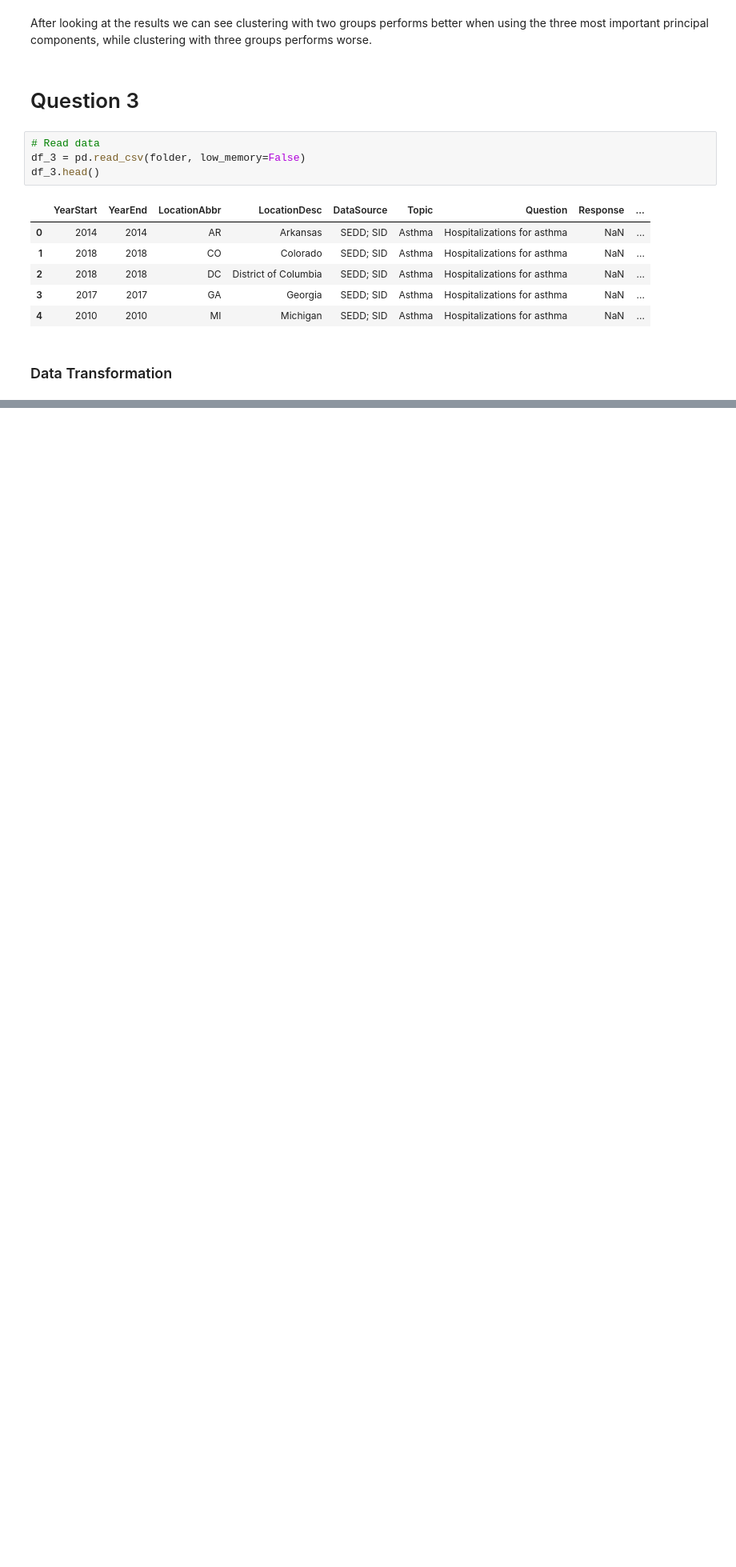
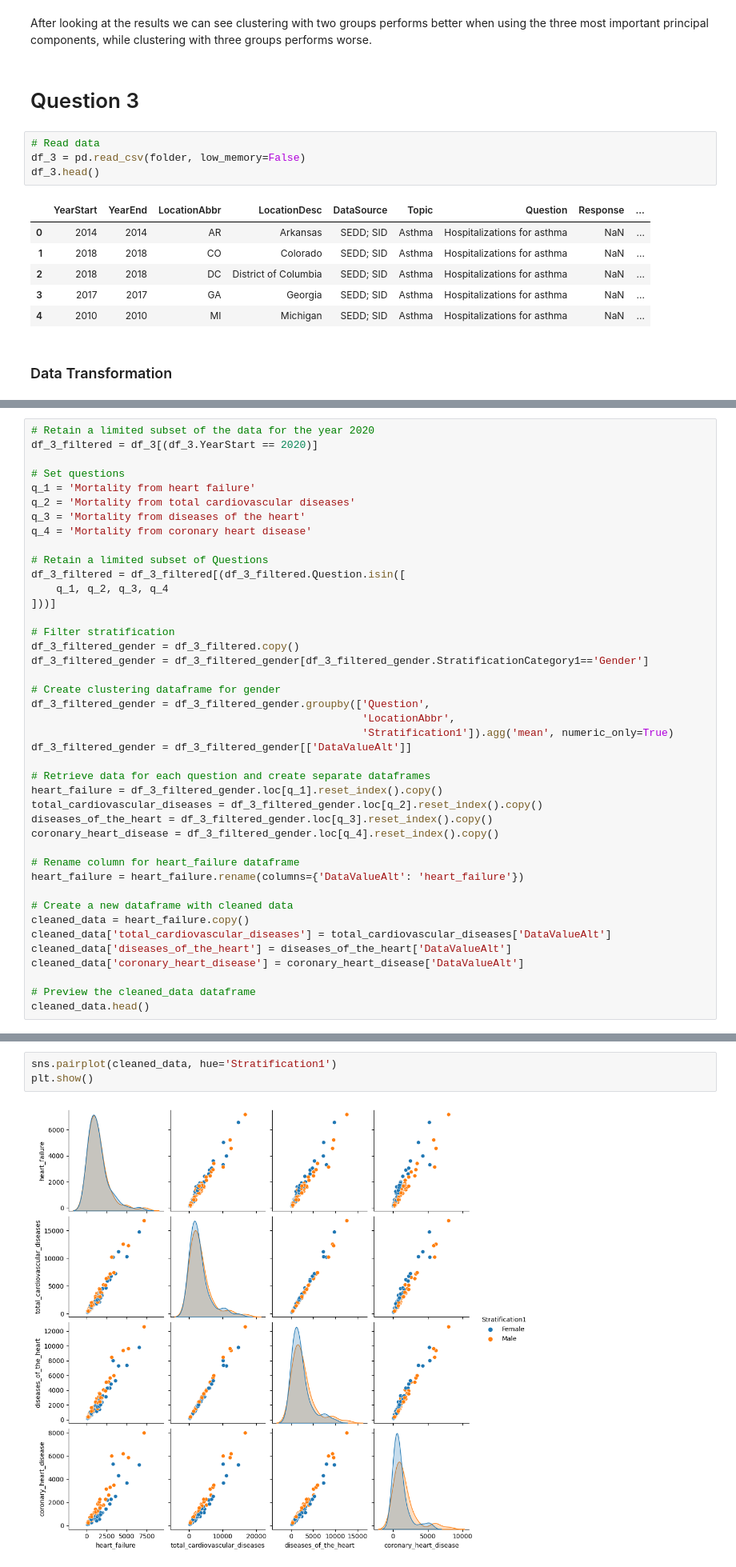
Before and after one commit to samswain2/MSiA-WQ, a Jupyter notebook: MSiA 421/hw02/hw02-q2-q3.ipynb, the cells around one changed output, grey strips where cells are left out. Shown: that part at 80% size. Drawn from its saved outputs; the diff is of its cells as text; blank space fills up the shorter version.

```diff
--- a/MSiA 421/hw02/hw02-q2-q3.ipynb
+++ b/MSiA 421/hw02/hw02-q2-q3.ipynb
@@ -258,0 +244,42 @@ AttributeError: 'DataFrame' object has no attribute 'get_dummies'
+# %%
+# Retain a limited subset of the data for the year 2020
+df_3_filtered = df_3[(df_3.YearStart == 2020)]
+
+# Set questions
+q_1 = 'Mortality from heart failure'
+q_2 = 'Mortality from total cardiovascular diseases'
+q_3 = 'Mortality from diseases of the heart'
+q_4 = 'Mortality from coronary heart disease'
+
+# Retain a limited subset of Questions
+df_3_filtered = df_3_filtered[(df_3_filtered.Question.isin([
+    q_1, q_2, q_3, q_4
+]))]
+
+# Filter stratification
+df_3_filtered_gender = df_3_filtered.copy()
+df_3_filtered_gender = df_3_filtered_gender[df_3_filtered_gender.StratificationCategory1=='Gender']
+
+# Create clustering dataframe for gender
+df_3_filtered_gender = df_3_filtered_gender.groupby(['Question',
+                                                     'LocationAbbr',
+                                                     'Stratification1']).agg('mean', numeric_only=True)
+df_3_filtered_gender = df_3_filtered_gender[['DataValueAlt']]
+
+# Retrieve data for each question and create separate dataframes
+heart_failure = df_3_filtered_gender.loc[q_1].reset_index().copy()
+total_cardiovascular_diseases = df_3_filtered_gender.loc[q_2].reset_index().copy()
+diseases_of_the_heart = df_3_filtered_gender.loc[q_3].reset_index().copy()
+coronary_heart_disease = df_3_filtered_gender.loc[q_4].reset_index().copy()
+
+# Rename column for heart_failure dataframe
+heart_failure = heart_failure.rename(columns={'DataValueAlt': 'heart_failure'})
+
+# Create a new dataframe with cleaned data
+cleaned_data = heart_failure.copy()
+cleaned_data['total_cardiovascular_diseases'] = total_cardiovascular_diseases['DataValueAlt']
+cleaned_data['diseases_of_the_heart'] = diseases_of_the_heart['DataValueAlt']
+cleaned_data['coronary_heart_disease'] = coronary_heart_disease['DataValueAlt']
+
+# Preview the cleaned_data dataframe
+cleaned_data.head()
@@ -258,0 +335,5 @@ AttributeError: 'DataFrame' object has no attribute 'get_dummies'
+# %%
+sns.pairplot(cleaned_data, hue='Stratification1')
+plt.show()
+# %% [output]
+[figure, added]
```
Also changed, not shown: parts of 22 cells of this notebook.
